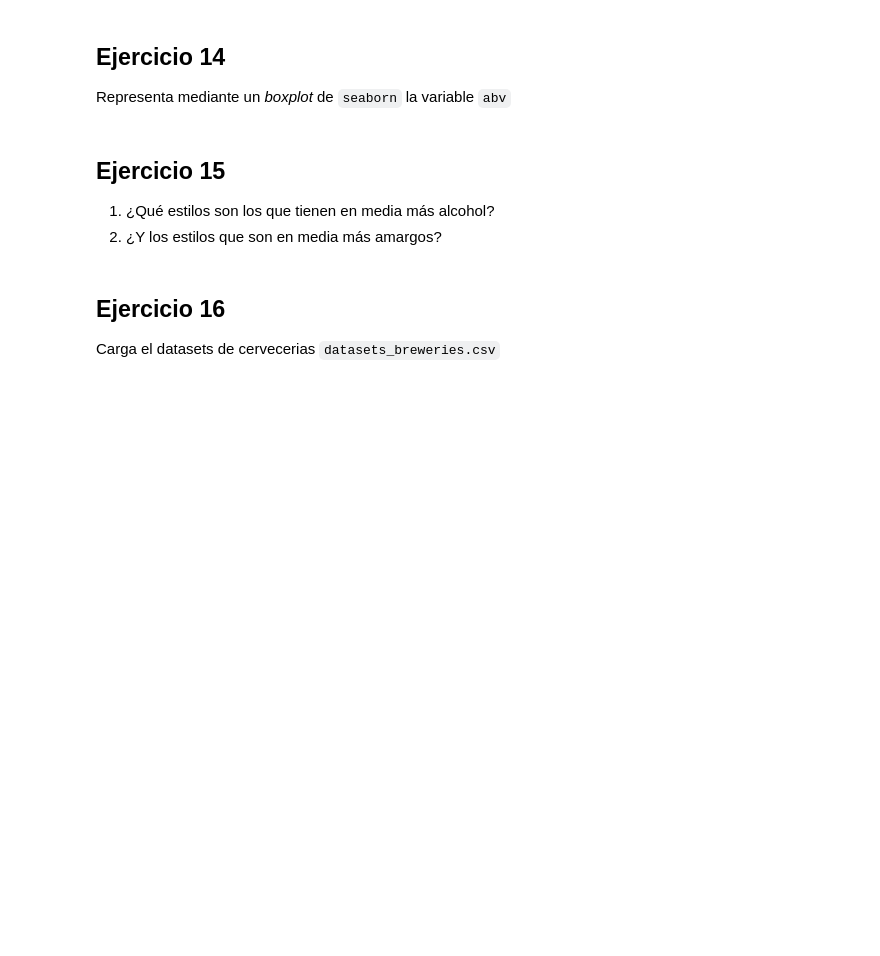
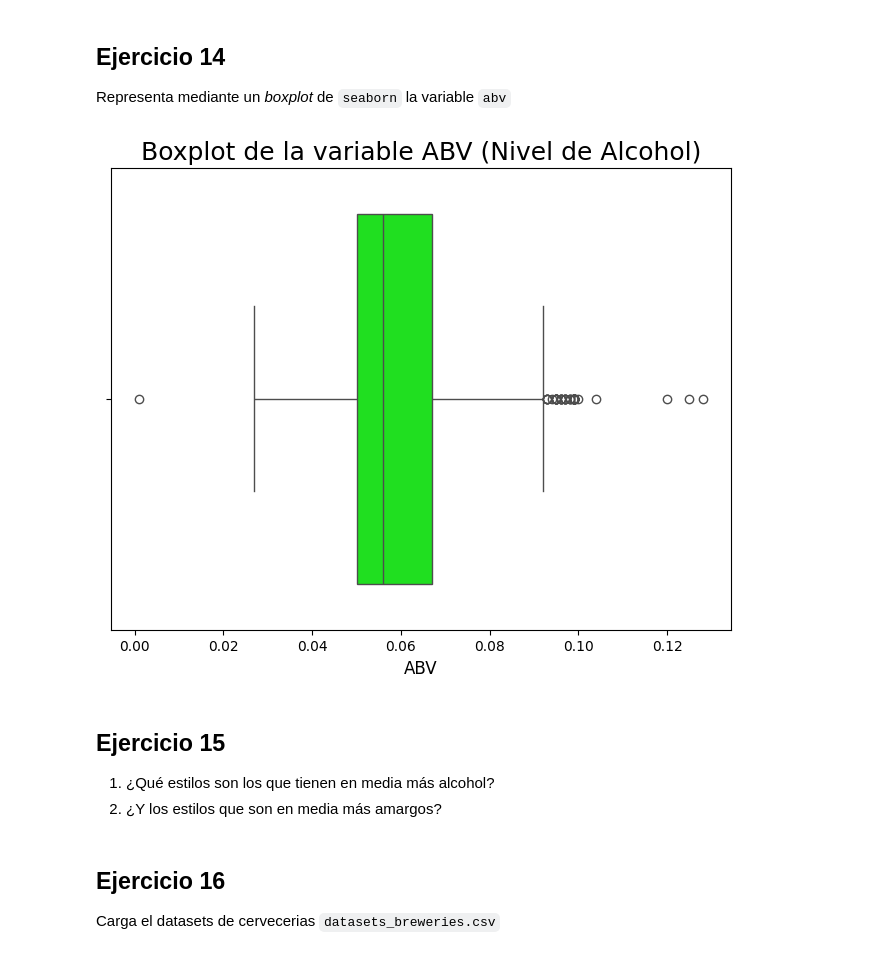
Before and after one commit to NaiSaratxaga/2503_dsft_thebridge_naiara, a Jupyter notebook: 2-Data_Analysis/2-Pandas/Practica/6-Beers/birras_repaso.ipynb, the cells around one changed output. Drawn from its saved outputs; the diff is of its cells as text; code cells hidden in the pictures; blank space fills up the shorter version.

```diff
--- a/2-Data_Analysis/2-Pandas/Practica/6-Beers/birras_repaso.ipynb
+++ b/2-Data_Analysis/2-Pandas/Practica/6-Beers/birras_repaso.ipynb
@@ -270,6 +412,19 @@ Representa el nivel de alcohol (columna `abv`) en un histograma. ¿Se trata de u
 # %% [markdown]
 ## Ejercicio 14
 Representa mediante un *boxplot* de `seaborn` la variable `abv`
+# %%
+# Crear el boxplot de la variable 'abv'
+plt.figure(figsize=(8, 6))  # Tamaño del gráfico
+sns.boxplot(x=beer["abv"], color='lime')
+
+# Añadir título y etiquetas
+plt.title('Boxplot de la variable ABV (Nivel de Alcohol)', fontsize=18)
+plt.xlabel('ABV', fontsize=12)
+
+# Mostrar el gráfico
+plt.show()
+# %% [output]
+[figure, added]
 # %% [markdown]
 ## Ejercicio 15
 1. ¿Qué estilos son los que tienen en media más alcohol?
```
Also changed, not shown: parts of 11 cells of this notebook.
